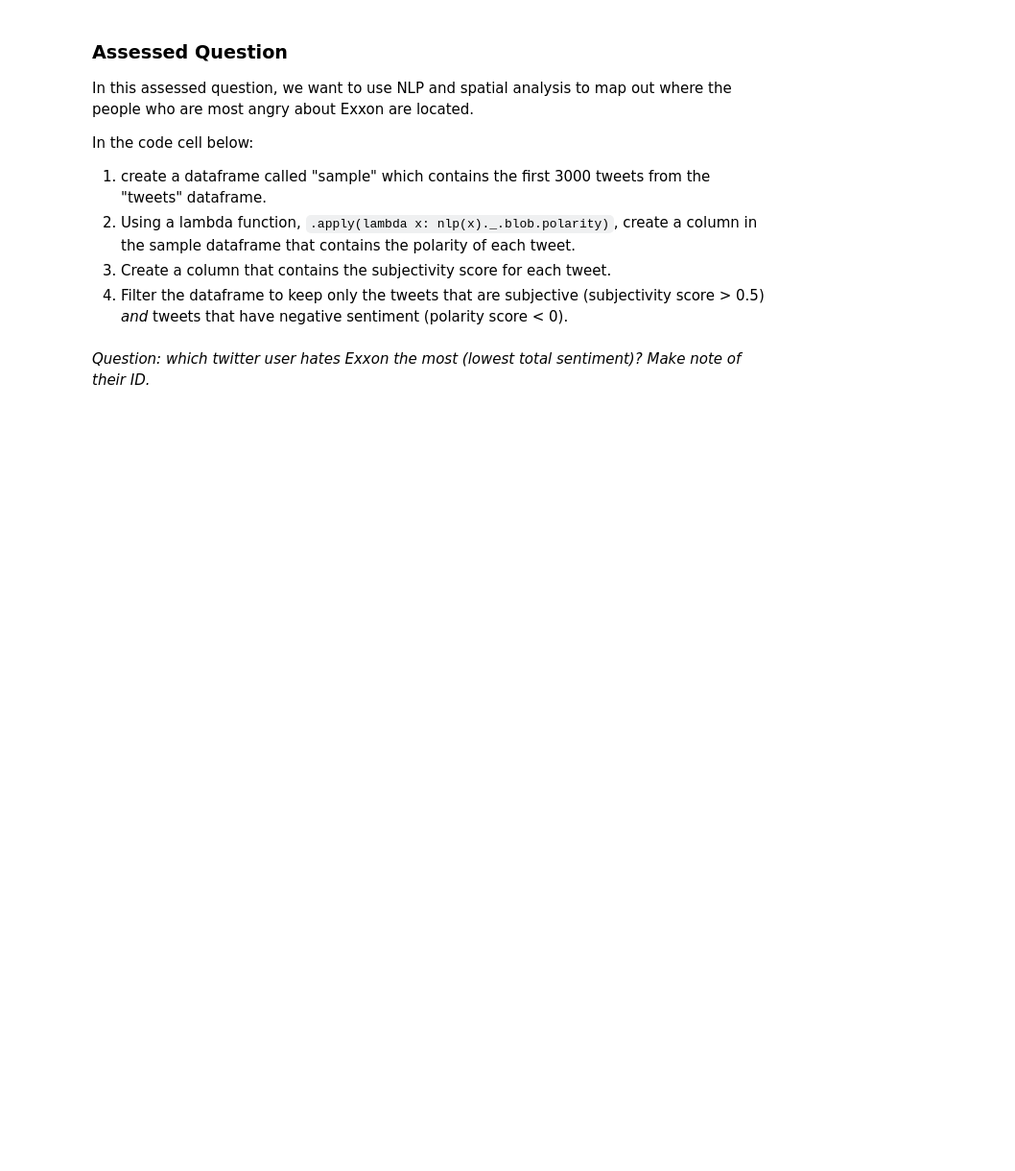
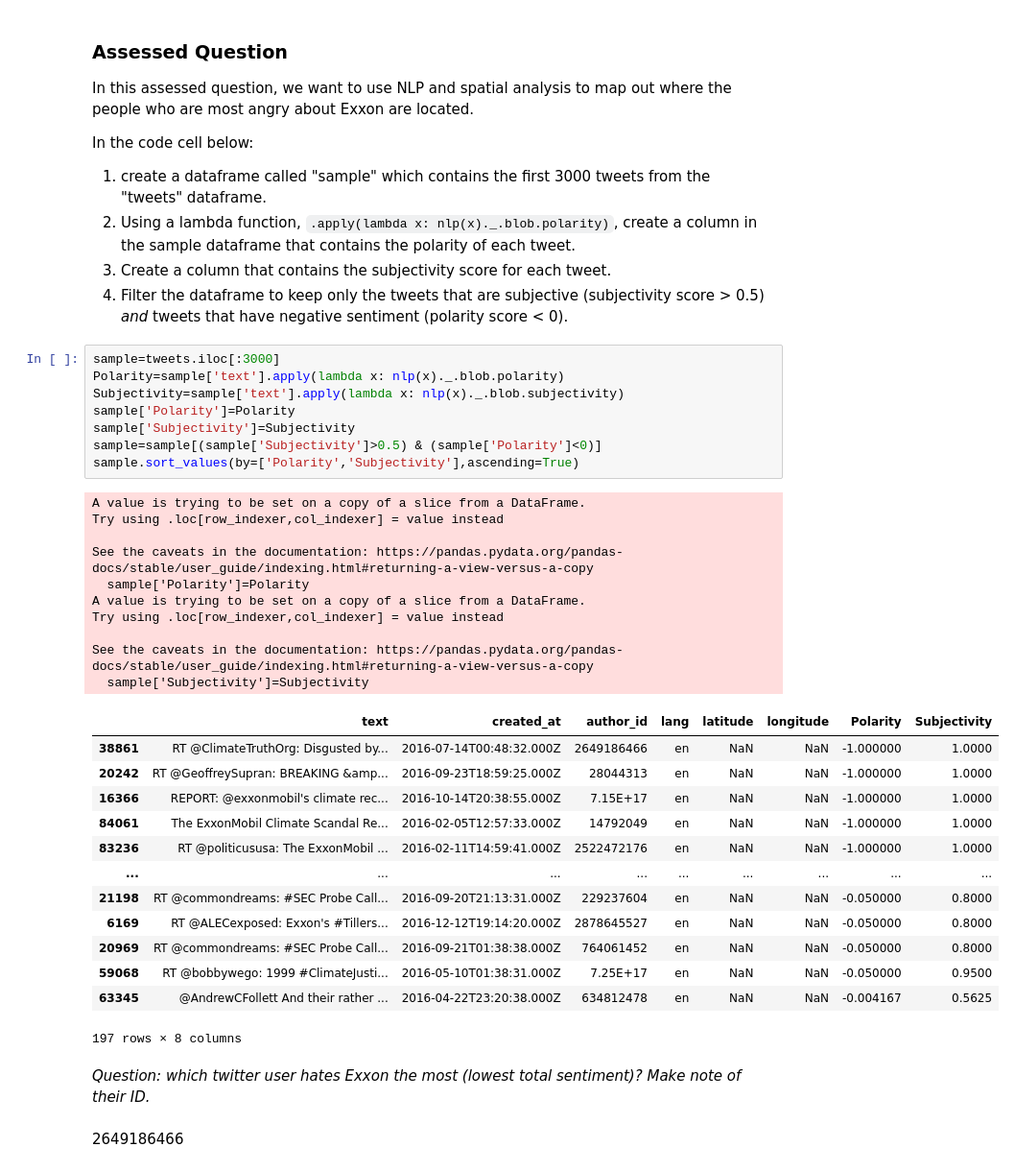
Before and after one commit to 4dri4ne/QM2, a Jupyter notebook: notebooks/W04. Natural Language Processing.ipynb, the cells around one changed output. Shown at 96% size. Drawn from its saved outputs; the diff is of its cells as text; blank space fills up the shorter version.

```diff
--- a/notebooks/W04. Natural Language Processing.ipynb
+++ b/notebooks/W04. Natural Language Processing.ipynb
@@ -635,5 +638,39 @@ In the code cell below:
 2. Using a lambda function, `.apply(lambda x: nlp(x)._.blob.polarity)`, create a column in the sample dataframe that contains the polarity of each tweet.
 3. Create a column that contains the subjectivity score for each tweet.
 4. Filter the dataframe to keep only the tweets that are subjective (subjectivity score > 0.5) *and* tweets that have negative sentiment (polarity score < 0).
+# %%
+sample=tweets.iloc[:3000]
+Polarity=sample['text'].apply(lambda x: nlp(x)._.blob.polarity)
+Subjectivity=sample['text'].apply(lambda x: nlp(x)._.blob.subjectivity)
+sample['Polarity']=Polarity
+sample['Subjectivity']=Subjectivity
+sample=sample[(sample['Subjectivity']>0.5) & (sample['Polarity']<0)]
+sample.sort_values(by=['Polarity','Subjectivity'],ascending=True)
+# %% [output]
+A value is trying to be set on a copy of a slice from a DataFrame.
+Try using .loc[row_indexer,col_indexer] = value instead
+
+See the caveats in the documentation: https://pandas.pydata.org/pandas-docs/stable/user_guide/indexing.html#returning-a-view-versus-a-copy
+  sample['Polarity']=Polarity
+A value is trying to be set on a copy of a slice from a DataFrame.
+Try using .loc[row_indexer,col_indexer] = value instead
+
+See the caveats in the documentation: https://pandas.pydata.org/pandas-docs/stable/user_guide/indexing.html#returning-a-view-versus-a-copy
+  sample['Subjectivity']=Subjectivity
+|  | text | created_at | author_id | lang | latitude | longitude | Polarity | Subjectivity |
+| 38861 | RT @ClimateTruthOrg: Disgusted by... | 2016-07-14T00:48:32.000Z | 2649186466 | en | NaN | NaN | -1.000000 | 1.0000 |
+| 20242 | RT @GeoffreySupran: BREAKING &amp... | 2016-09-23T18:59:25.000Z | 28044313 | en | NaN | NaN | -1.000000 | 1.0000 |
+| 16366 | REPORT: @exxonmobil's climate rec... | 2016-10-14T20:38:55.000Z | 7.15E+17 | en | NaN | NaN | -1.000000 | 1.0000 |
+| 84061 | The ExxonMobil Climate Scandal Re... | 2016-02-05T12:57:33.000Z | 14792049 | en | NaN | NaN | -1.000000 | 1.0000 |
+| 83236 | RT @politicususa: The ExxonMobil ... | 2016-02-11T14:59:41.000Z | 2522472176 | en | NaN | NaN | -1.000000 | 1.0000 |
+| ... | ... | ... | ... | ... | ... | ... | ... | ... |
+| 21198 | RT @commondreams: #SEC Probe Call... | 2016-09-20T21:13:31.000Z | 229237604 | en | NaN | NaN | -0.050000 | 0.8000 |
+| 6169 | RT @ALECexposed: Exxon's #Tillers... | 2016-12-12T19:14:20.000Z | 2878645527 | en | NaN | NaN | -0.050000 | 0.8000 |
+| 20969 | RT @commondreams: #SEC Probe Call... | 2016-09-21T01:38:38.000Z | 764061452 | en | NaN | NaN | -0.050000 | 0.8000 |
+| 59068 | RT @bobbywego: 1999 #ClimateJusti... | 2016-05-10T01:38:31.000Z | 7.25E+17 | en | NaN | NaN | -0.050000 | 0.9500 |
+| 63345 | @AndrewCFollett And their rather ... | 2016-04-22T23:20:38.000Z | 634812478 | en | NaN | NaN | -0.004167 | 0.5625 |
+197 rows × 8 columns
 # %% [markdown]
 *Question: which twitter user hates Exxon the most (lowest total sentiment)? Make note of their ID.*
+# %% [markdown]
+2649186466
```
Also changed, not shown: parts of 1 cell of this notebook.
